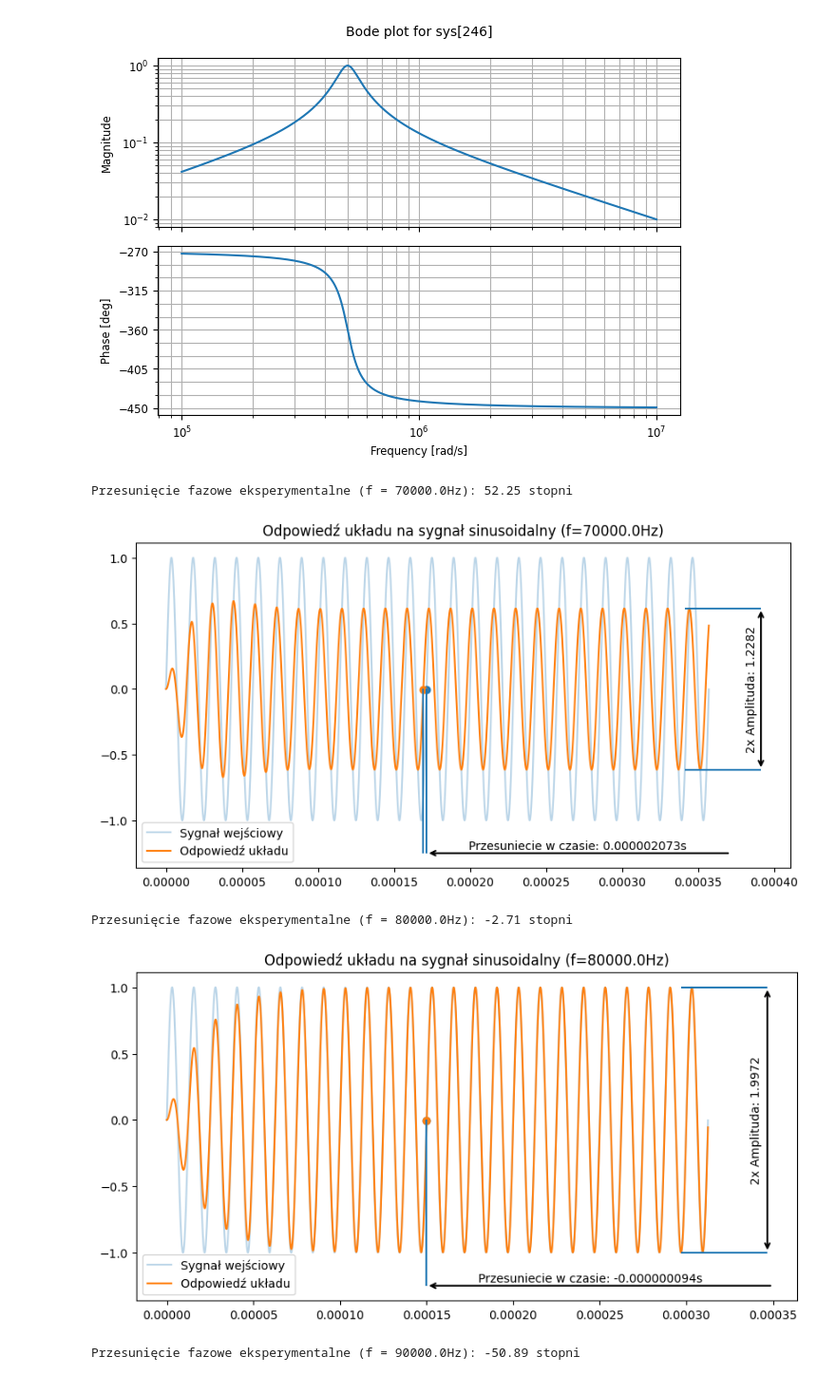
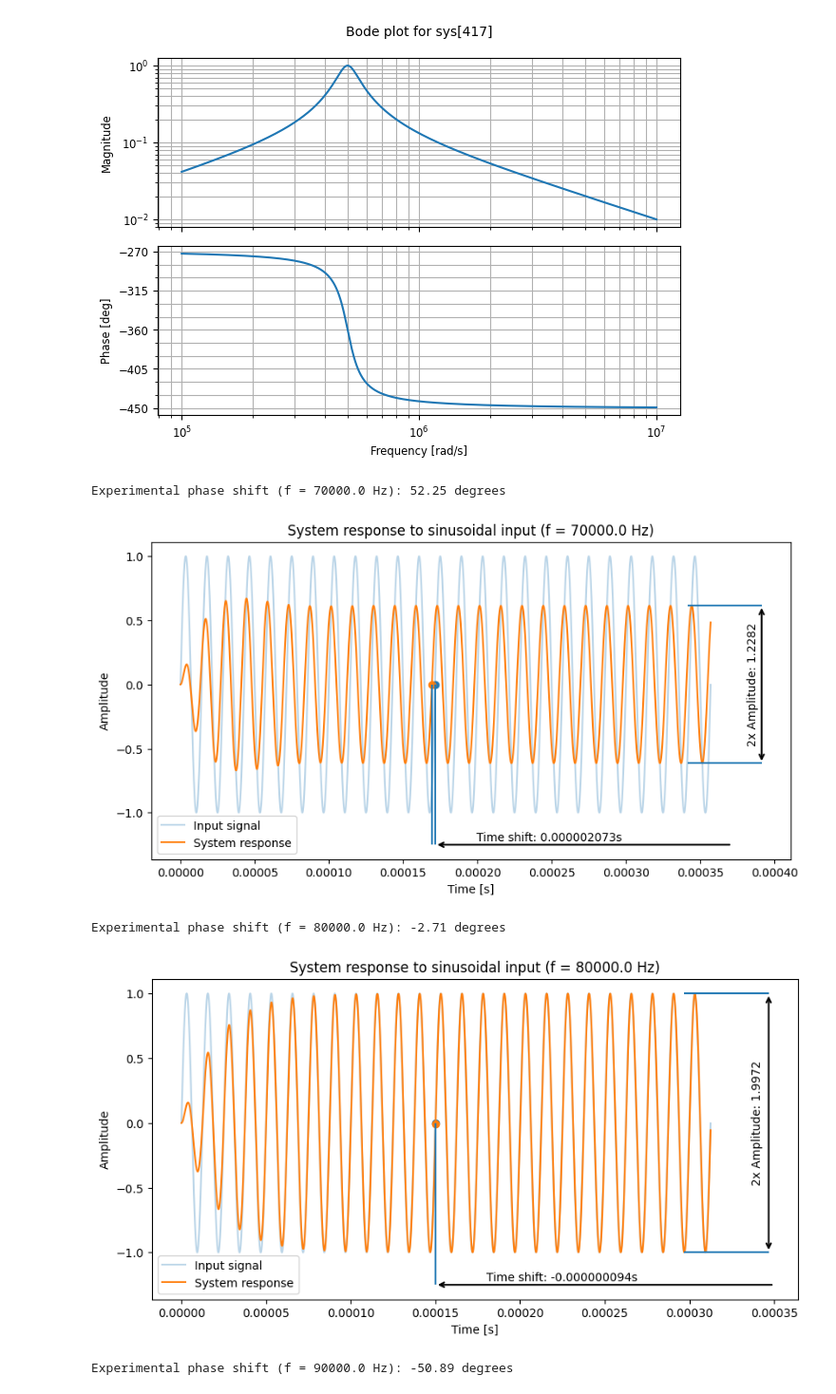
Before and after one commit to MikolajRusin/signal-modeling-and-identification, a Jupyter notebook: Lab_3/lab_3_1.ipynb, the cells around one changed output. Shown at 95% size. Saved outputs shown, nothing was run; the diff lists cells and outputs as text; code cells hidden in the pictures.

```diff
--- a/Lab_3/lab_3_1.ipynb
+++ b/Lab_3/lab_3_1.ipynb
@@ -230,12 +391,12 @@ u = np.ones_like(t)
 u[t >= step_time] = 0
 # %%
 t_out, y_5 = ctrl.forced_response(G_s_5, T=t, U=u)
-peaks, _ = find_peaks(y, height=0.001)
+peaks, _ = find_peaks(y_5, height=0.001)
 
 plt.figure(figsize=(10, 5))
 
-plt.plot(t_out, y_5, label='Odpowiedz ukladu na skok impulsowy')
-plt.scatter([t_out[peaks[1]], t_out[peaks[2]]], [y_5[peaks[1]], y_5[peaks[2]]], c='r', label='Czestotliwosci wlasne')
+plt.plot(t_out, y_5, label='System response to impulse input')
+plt.scatter([t_out[peaks[1]], t_out[peaks[2]]], [y_5[peaks[1]], y_5[peaks[2]]], c='r', label='Natural frequencies')
 for i, peak in enumerate(peaks[1:3]):
     plt.annotate(f'x{i} = {y_5[peak]:.5f}',
                  xy=(t_out[peak], y_5[peak]),
@@ -244,9 +405,9 @@ for i, peak in enumerate(peaks[1:3]):
                  fontsize=14,
                  ha='center')
 
-plt.xlabel('Czas [s]')
-plt.ylabel('Amplituda')
-plt.title('Odpowiedź układu RLC (R=5 Ohm) na impuls')
+plt.xlabel('Time [s]')
+plt.ylabel('Amplitude')
+plt.title('Impulse response of the RLC system (R = 5 Ω)')
 plt.legend()
 plt.grid()
 
@@ -443,7 +594,7 @@ def plot_lines(x_points, y_points, line):
                      xy=(x_points[0], y_points[1]),
                      xytext=(x_points[0] + 0.0002, y_points[1]),
                      arrowprops=dict(facecolor='black', arrowstyle='->', lw=1.5))
-        plt.text(x_points[1] + 3e-5, y_points[1] + 0.03, f'Przesuniecie w czasie: {(x_points[0] - x_points[1]):.9f}s')
+        plt.text(x_points[1] + 3e-5, y_points[1] + 0.03, f'Time shift: {(x_points[0] - x_points[1]):.9f}s')
 
     else:
         plt.hlines(y_points[0], x_points[0], x_points[1])
@@ -452,51 +603,53 @@ def plot_lines(x_points, y_points, line):
         y_middle = (y_points[0] + y_points[1]) / 2
         plt.annotate('', xy=(x_points[1], y_points[0]), xytext=(x_points[1], y_points[1]),
                      arrowprops=dict(facecolor='black', arrowstyle='<->', lw=1.5))
-        plt.text(x_points[1] - 0.00001, y_middle, f'2x Amplituda: {abs(y_points[1] - y_points[0]):.4f}', rotation=90, va='center')
+        plt.text(x_points[1] - 0.00001, y_middle, f'2x Amplitude: {abs(y_points[1] - y_points[0]):.4f}', rotation=90, va='center')
 # %%
 for i in range(len(f_sin)):
     plt.figure(figsize=(10, 5))
 
     t = np.arange(0, 25 * T_sin[i], dt)
-    u_sin = A_sin * np.sin(2*np.pi*f_sin[i]*t)
+    u_sin = A_sin * np.sin(2 * np.pi * f_sin[i] * t)
     t_out, y = ctrl.forced_response(G_s, T=t, U=u_sin)
 
-    plt.plot(t, u_sin, alpha=0.3, label='Sygnał wejściowy')
-    plt.plot(t_out, y, label='Odpowiedź układu')
+    plt.plot(t, u_sin, alpha=0.3, label='Input signal')
+    plt.plot(t_out, y, label='System response')
 
     # Steady State
     steady_state_idx = round(10 * T_sin[i] * fs)
 
     # Output amplitude
     y_max = y[steady_state_idx:].max()
     y_min = y[steady_state_idx:].min()
     amp_out = (y_max - y_min) / 2
     plot_lines([t_out[-1000], t_out[-1000] + 0.00005], [y_min, y_max], line='horizontal')
 
     # Phase Shift
-    u_zero_mask = np.where((u_sin[:-1] < 0) & (u_sin[1:] >= 0))[0]    # Signal u goes thorugh 0
-    u_zero_mask = u_zero_mask[steady_state_idx + 1000 < u_zero_mask]  # Indexes of u_zero_mask after steady state
-                                                                      # A value of 1000 was added to the steady state index to ensure that the
-                                                                      # first samples do not pass through 0
-    y_zero_mask = np.where((y[:-1] < 0) & (y[1:] >= 0))[0]
+    u_zero_mask = np.where((u_sin[:-1] < 0) & (u_sin[1:] >= 0))[0]    # Input signal crosses zero
+    u_zero_mask = u_zero_mask[steady_state_idx + 1000 < u_zero_mask]  # Zero-crossings after steady state
+
+    y_zero_mask = np.where((y[:-1] < 0) & (y[1:] >= 0))[0]            # Output signal crosses zero
     y_zero_mask = y_zero_mask[steady_state_idx + 1000 < y_zero_mask]
 
     t_u_zero = t[u_zero_mask[0]]
     t_y_zero = t[y_zero_mask[0]]
     plt.scatter(t_u_zero, u_sin[u_zero_mask[0]])
     plt.scatter(t_y_zero, y[y_zero_mask[0]])
     plot_lines([t_u_zero, t_y_zero], [0, -1.25], line='vertical')
 
     dt_shift = t_u_zero - t_y_zero
-    phase_shift = 360 * (dt_shift/T_sin[i])
-    print(f'Przesunięcie fazowe eksperymentalne (f = {f_sin[i]}Hz): {phase_shift:.2f} stopni')
+    phase_shift = 360 * (dt_shift / T_sin[i])
+    print(f'Experimental phase shift (f = {f_sin[i]} Hz): {phase_shift:.2f} degrees')
 
     plt.legend()
-    plt.title(f'Odpowiedź układu na sygnał sinusoidalny (f={f_sin[i]}Hz)')
+    plt.title(f'System response to sinusoidal input (f = {f_sin[i]} Hz)')
+    plt.xlabel('Time [s]')
+    plt.ylabel('Amplitude')
+
     plt.show()
 # %% [output]
-Przesunięcie fazowe eksperymentalne (f = 70000.0Hz): 52.25 stopni
+Experimental phase shift (f = 70000.0 Hz): 52.25 degrees
-[figure, old version]
+[figure, new version]
-Przesunięcie fazowe eksperymentalne (f = 80000.0Hz): -2.71 stopni
+Experimental phase shift (f = 80000.0 Hz): -2.71 degrees
-[figure, old version]
+[figure, new version]
-Przesunięcie fazowe eksperymentalne (f = 90000.0Hz): -50.89 stopni
+Experimental phase shift (f = 90000.0 Hz): -50.89 degrees
```
Also changed, not shown: parts of 30 cells of this notebook.
